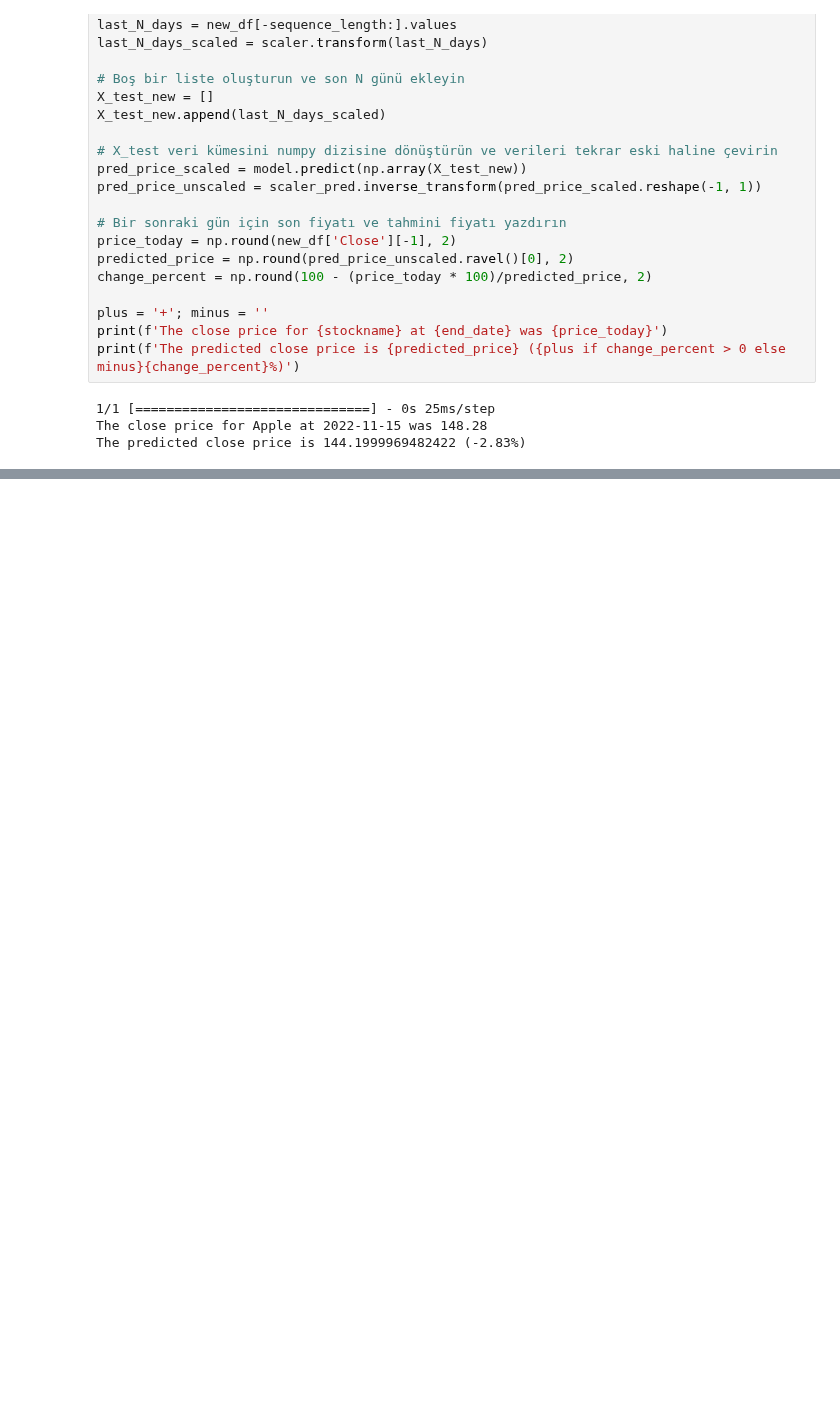
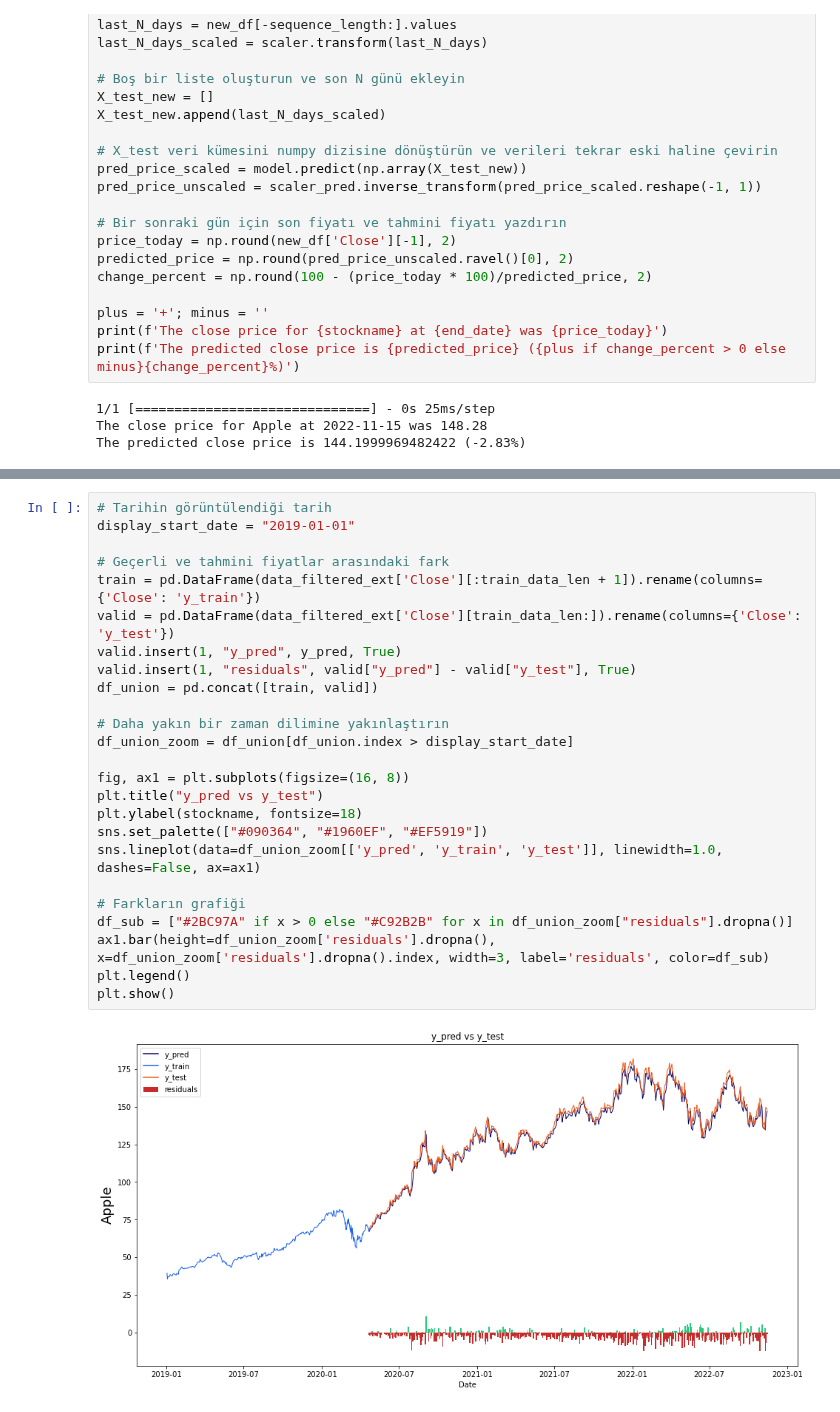
Before and after one commit to mustafaktaas/Python_StockPricePrediction_MachineLearning, a Jupyter notebook: StockMarketPrediction_Multivariate_Practice.ipynb, the cells around one changed output, grey strips where cells are left out. Cells and saved outputs as stored; diff of their text form; blank space fills up the shorter version.

```diff
--- a/StockMarketPrediction_Multivariate_Practice.ipynb
+++ b/StockMarketPrediction_Multivariate_Practice.ipynb
@@ -524,0 +788,27 @@ The predicted close price is 144.1999969482422 (-2.83%)
+# %%
+# Tarihin görüntülendiği tarih
+display_start_date = "2019-01-01"
+
+# Geçerli ve tahmini fiyatlar arasındaki fark
+train = pd.DataFrame(data_filtered_ext['Close'][:train_data_len + 1]).rename(columns={'Close': 'y_train'})
+valid = pd.DataFrame(data_filtered_ext['Close'][train_data_len:]).rename(columns={'Close': 'y_test'})
+valid.insert(1, "y_pred", y_pred, True)
+valid.insert(1, "residuals", valid["y_pred"] - valid["y_test"], True)
+df_union = pd.concat([train, valid])
+
+# Daha yakın bir zaman dilimine yakınlaştırın
+df_union_zoom = df_union[df_union.index > display_start_date]
+
+fig, ax1 = plt.subplots(figsize=(16, 8))
+plt.title("y_pred vs y_test")
+plt.ylabel(stockname, fontsize=18)
+sns.set_palette(["#090364", "#1960EF", "#EF5919"])
+sns.lineplot(data=df_union_zoom[['y_pred', 'y_train', 'y_test']], linewidth=1.0, dashes=False, ax=ax1)
+
+# Farkların grafiği
+df_sub = ["#2BC97A" if x > 0 else "#C92B2B" for x in df_union_zoom["residuals"].dropna()]
+ax1.bar(height=df_union_zoom['residuals'].dropna(), x=df_union_zoom['residuals'].dropna().index, width=3, label='residuals', color=df_sub)
+plt.legend()
+plt.show()
+# %% [output]
+[figure, added]
```
Also changed, not shown: parts of 22 cells of this notebook.
